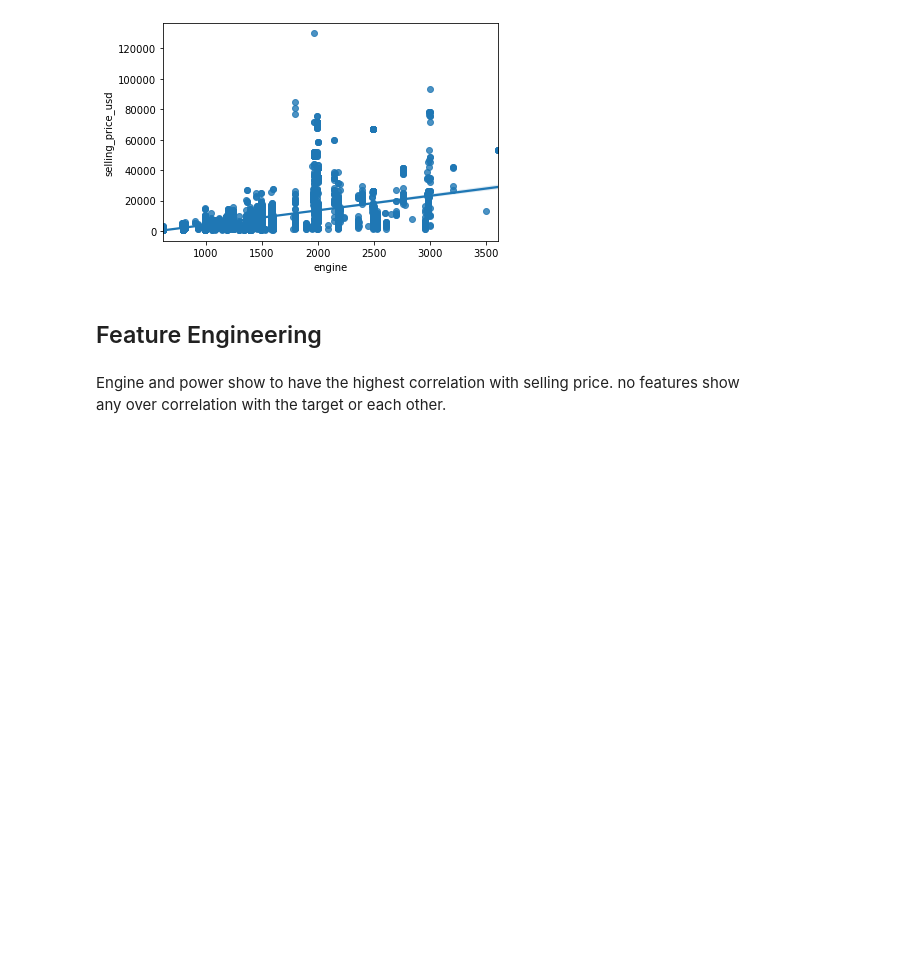
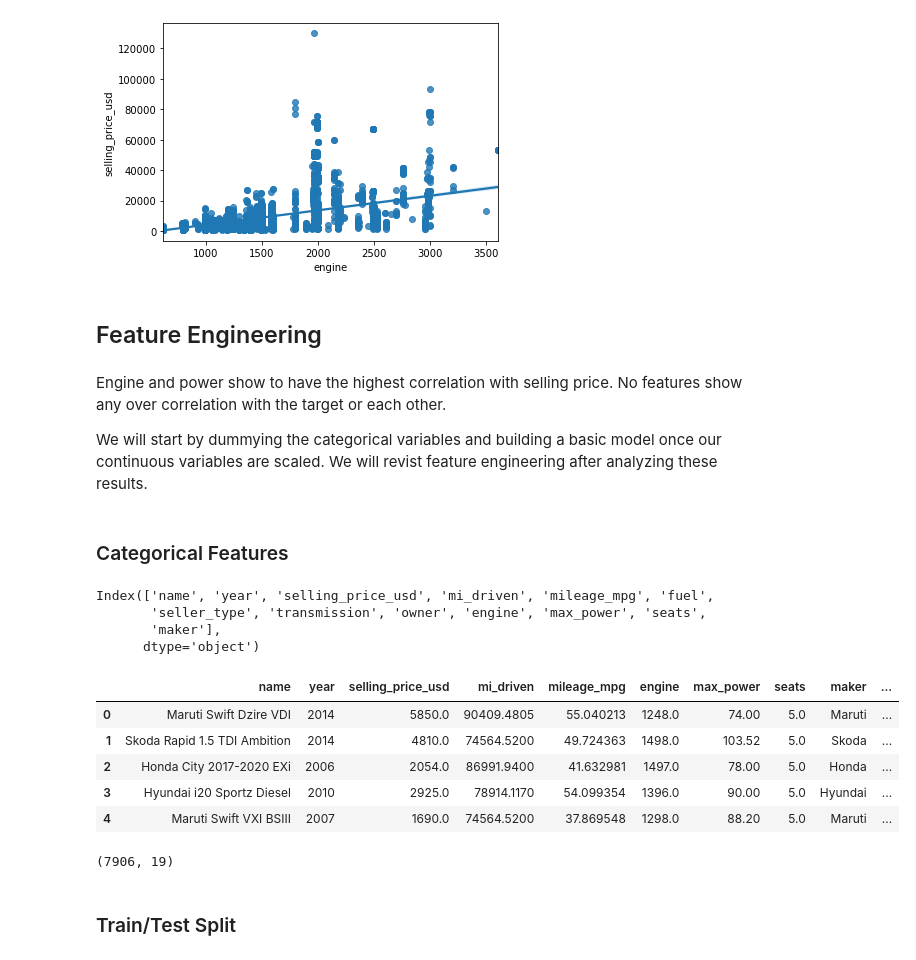
Before and after one commit to rylewww/Vehicle-Regression-Analysis, a Jupyter notebook: Vehicle_Regression_Analysis.ipynb, the cells around one changed output. Cells and saved outputs as stored; diff of their text form; code cells hidden in the pictures; blank space fills up the shorter version.

```diff
--- a/Car-Price-Cleaning-EDA.ipynb
+++ b/Vehicle_Regression_Analysis.ipynb
@@ -305,4 +316,6 @@ sns.regplot(df.engine, df.selling_price_usd)
 # %% [markdown]
 ## Feature Engineering
 # %% [markdown]
-Engine and power show to have the highest correlation with selling price. no features show any over correlation with the target or each other.
+Engine and power show to have the highest correlation with selling price. No features show any over correlation with the target or each other.
+
+We will start by dummying the categorical variables and building a basic model once our continuous variables are scaled. We will revist feature engineering after analyzing these results.
@@ -310,0 +322,25 @@ cat_feat = pd.get_dummies()
+# %% [markdown]
+### Categorical Features
+# %%
+df.columns
+# %% [output]
+Index(['name', 'year', 'selling_price_usd', 'mi_driven', 'mileage_mpg', 'fuel',
+       'seller_type', 'transmission', 'owner', 'engine', 'max_power', 'seats',
+       'maker'],
+      dtype='object')
+# %%
+model_df = pd.get_dummies(df, columns = ['fuel', 'seller_type', 'transmission', 'owner'], drop_first =True)
+model_df.head()
+# %% [output]
+|  | name | year | selling_price_usd | mi_driven | mileage_mpg | engine | max_power | seats | maker | ... |
+| 0 | Maruti Swift Dzire VDI | 2014 | 5850.0 | 90409.4805 | 55.040213 | 1248.0 | 74.00 | 5.0 | Maruti | ... |
+| 1 | Skoda Rapid 1.5 TDI Ambition | 2014 | 4810.0 | 74564.5200 | 49.724363 | 1498.0 | 103.52 | 5.0 | Skoda | ... |
+| 2 | Honda City 2017-2020 EXi | 2006 | 2054.0 | 86991.9400 | 41.632981 | 1497.0 | 78.00 | 5.0 | Honda | ... |
+| 3 | Hyundai i20 Sportz Diesel | 2010 | 2925.0 | 78914.1170 | 54.099354 | 1396.0 | 90.00 | 5.0 | Hyundai | ... |
+| 4 | Maruti Swift VXI BSIII | 2007 | 1690.0 | 74564.5200 | 37.869548 | 1298.0 | 88.20 | 5.0 | Maruti | ... |
+# %%
+model_df.shape
+# %% [output]
+(7906, 19)
+# %% [markdown]
+### Train/Test Split
```
Also changed, not shown: parts of 4 cells of this notebook.
